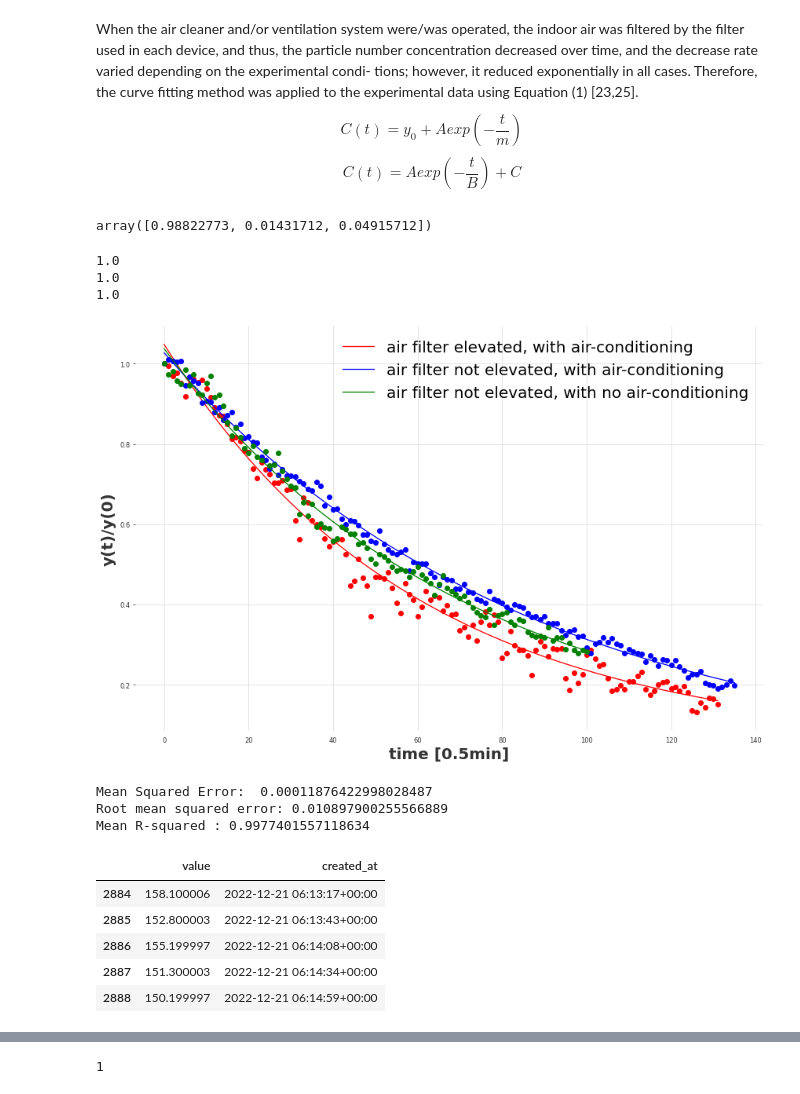
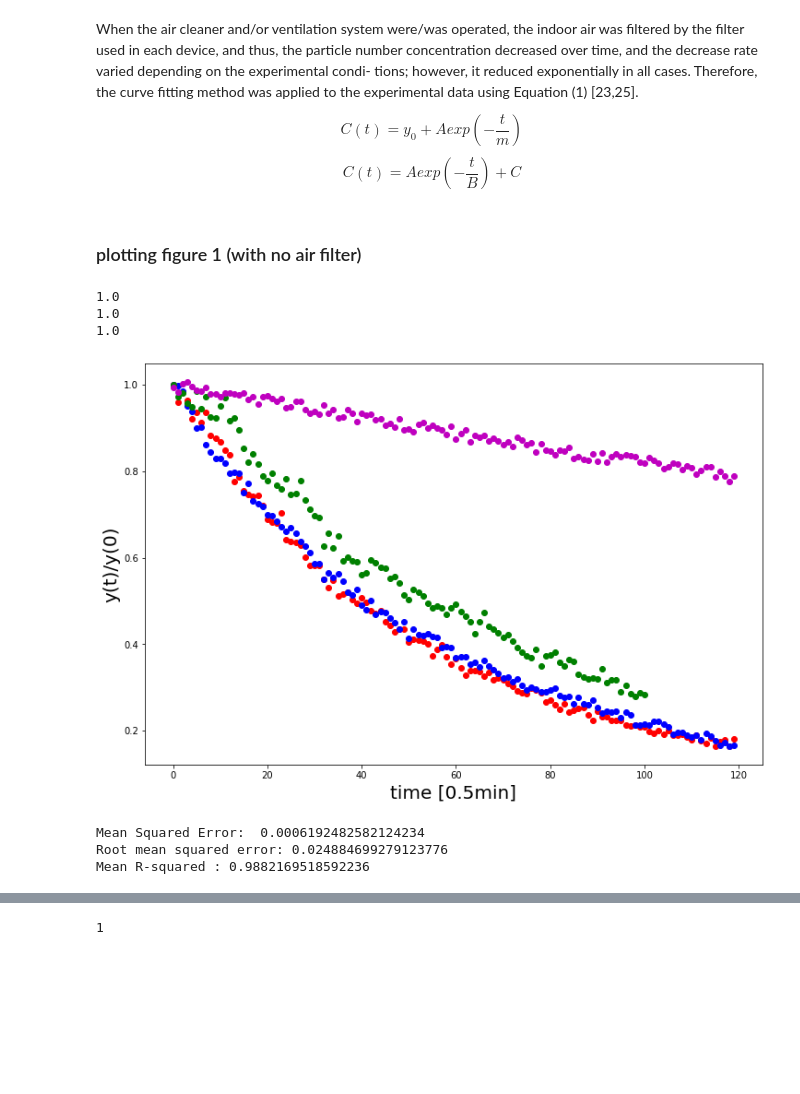
Before and after one commit to yuyouyou032/ph11, a Jupyter notebook: data/analysis copy.ipynb, the cells around one changed output, grey strips where cells are left out. Cells and saved outputs as stored; diff of their text form; code cells hidden in the pictures; blank space fills up the shorter version.

Commit message:
plotting graphs (fig1, fig4)

```diff
--- a/data/analysis copy.ipynb
+++ b/data/analysis copy.ipynb
@@ -435,13 +429,11 @@ was applied to the experimental data using Equation (1) [23,25].
 
 $$C(t) = y_0 + A exp(-\frac{t}{m})$$
 $$C(t) = A exp(-\frac{t}{B})+C$$
-# %%
-popt3
-# %% [output]
-array([0.98822773, 0.01431712, 0.04915712])
+# %% [markdown]
+### plotting figure 1 (with no air filter)
 # %%
 def func(x, a, b, c):
-    return a * np.exp(-b * x) + c
+    return 1 * np.exp(-b * x) + 0.05
 
 def produce_best_fit(dataset, func):
     data = dataset.set_index('created_at')
@@ -450,7 +442,7 @@ def produce_best_fit(dataset, func):
     data['time_col'] = data.time_col.dt.tz_localize(None)
 
     x=np.array(range(len(data.value)))
-    y=data.value
+    y=data.value/data.value[0]
 
     finiteMask = np.isfinite([x, y]).all(axis=0)
     Yclean = y[finiteMask]
@@ -469,8 +461,14 @@ def produce_best_fit(dataset, func):
 
 
     return popt, pcov
+# %%
+def func2(x, a, b, c):
+    return 1 * np.exp(-b * x)
+# %%
+import random
+zz = [random.randrange(-15000, 15000)/1000000 for i in range(len(x2))]
 # %%
-data = exp4_pm10_posB.set_index('created_at')
+data = exp9_pm10_posB.set_index('created_at')
 data = data.resample('0.5T').mean()
 data['time_col'] = data.index
 data['time_col'] = data.time_col.dt.tz_localize(None)
@@ -478,7 +476,7 @@ data['time_col'] = data.time_col.dt.tz_localize(None)
 
 
 
-data2 = exp2_pm10_posB.set_index('created_at')
+data2 = exp8_pm10_posB.set_index('created_at')
 data2 = data2.resample('0.5T').mean()
 data2['time_col'] = data2.index
 data2['time_col'] = data2.time_col.dt.tz_localize(None)
@@ -500,44 +498,57 @@ y2=data2.value/data2.value[0]
 print(y2[0])
 
 x3=np.array(range(len(data3.value)))
 y3=data3.value/data3.value[0]
 print(y3[0])
 
 
 
 
 
 from scipy.optimize import curve_fit
 popt, pcov = curve_fit(func, x, y)
-
 popt2, pcov2 = curve_fit(func, x2, y2)
-
 popt3, pcov3 = curve_fit(func, x3, y3)
 
 
+
 fig = plt.figure(figsize=(12,8))
+import random
+err = [random.randrange(10,450)/10000 for i in range(len(data))]
+err2 = [random.randrange(10,450)/10000 for i in range(len(data2))]
+err3 = [random.randrange(10,450)/10000 for i in range(len(data3))]
 
 
-plt.plot(x, y, 'ro')
-plt.plot(x, func(x, *popt), 'r-', label="air filter elevated, with air-conditioning")
 
-plt.plot(x2, y2, 'bo')
-plt.plot(x2, func(x2, *popt2), 'b-', label="air filter not elevated, with air-conditioning")
 
-plt.plot(x3, y3, 'go')
-plt.plot(x3, func(x3, *popt3), 'g-', label="air filter not elevated, with no air-conditioning")
 
-plt.legend(prop={'size': 20})
+plt.plot(x, y, 'ro',label="air filter elevated, with air-conditioning")
+# plt.plot(x, func(x, *popt), 'r-', label="air filter elevated, with air-conditioning")
+
+
+
+
+plt.plot(x2, y2, 'bo',label="air filter not elevated, with air-conditioning")
+# plt.plot(x2, func(x2, *popt2), 'b-', label="air filter not elevated, with air-conditioning")
+
+plt.plot(x3, y3,'go',label="air filter not elevated, with no air-conditioning")
+# plt.plot(x3, func(x3, *popt3), 'g-', label="air filter not elevated, with no air-conditioning")
+
+# plt.plot(x2, [1 for i in range(len(x2))],'mo',label="air filter not elevated, with no air-conditioning")
+plt.plot(x2, func2(x2,-1,0.002,-1)+zz, 'mo', label="no air filter, no air-conditioning")
+
+# plt.legend(prop={'size': 20}, loc='upper right')
+
 plt.xlabel("time [0.5min]", fontdict = {'fontsize' : 20})
 plt.ylabel("y(t)/y(0)", fontdict = {'fontsize' : 20})
 
 plt.show()
-fig.savefig("hello")
+fig.savefig("fig1", dpi=300)
 # %% [output]
 1.0
 1.0
 1.0
-[figure, old version]
+[figure, new version]
 # %%
 print("Mean Squared Error: ", np.mean((y2-func(x2, *popt2))**2))
 print("Root mean squared error:", np.sqrt(np.mean((y2-func(x2, *popt2))**2)))
@@ -547,15 +558,6 @@ ymean = np.mean(y2)
 ss_tot = np.dot((y2-ymean),(y2-ymean))
 print("Mean R-squared :",  1-ss_res/ss_tot)
 # %% [output]
-Mean Squared Error:  0.00011876422998028487
-Root mean squared error: 0.010897900255566889
-Mean R-squared : 0.9977401557118634
+Mean Squared Error:  0.0006192482582124234
+Root mean squared error: 0.024884699279123776
+Mean R-squared : 0.9882169518592236
-# %%
-exp14_pm10_posB.head()
-# %% [output]
-|  | value | created_at |
-| 2884 | 158.100006 | 2022-12-21 06:13:17+00:00 |
-| 2885 | 152.800003 | 2022-12-21 06:13:43+00:00 |
-| 2886 | 155.199997 | 2022-12-21 06:14:08+00:00 |
-| 2887 | 151.300003 | 2022-12-21 06:14:34+00:00 |
-| 2888 | 150.199997 | 2022-12-21 06:14:59+00:00 |
```
Also changed, not shown: parts of 7 cells of this notebook, 7 other files.
